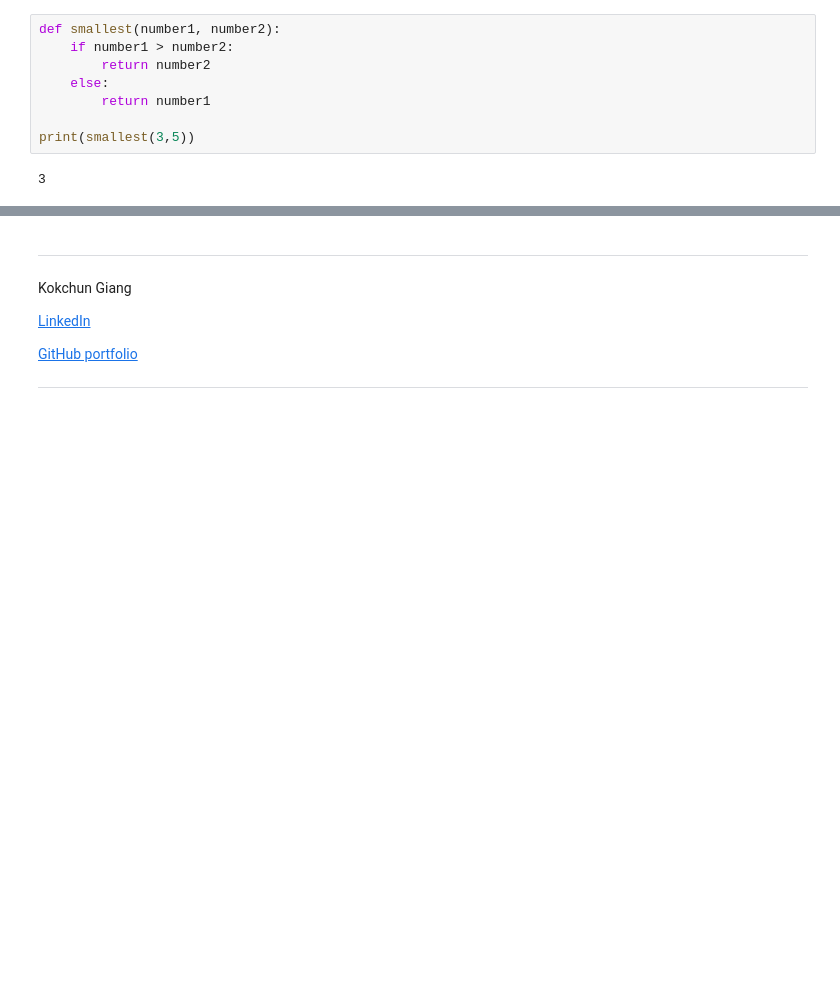
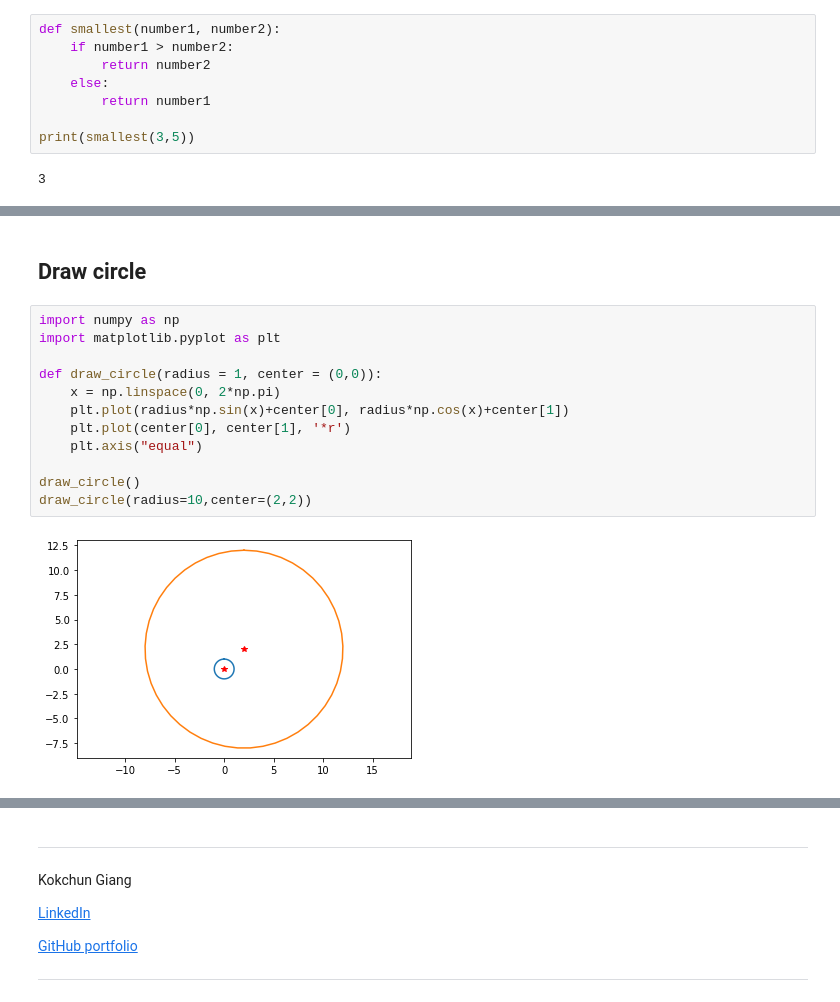
Before and after one commit to kokchun/Programmering-med-Python-21, a Jupyter notebook: Lectures/L6-functions.ipynb, the cells around one changed output, grey strips where cells are left out. Cells and saved outputs as stored; diff of their text form; blank space fills up the shorter version.

```diff
--- a/Lectures/L6-functions.ipynb
+++ b/Lectures/L6-functions.ipynb
@@ -75,0 +123,16 @@ print(count_words(quote))
+# %% [markdown]
+## Draw circle
+# %%
+import numpy as np
+import matplotlib.pyplot as plt
+
+def draw_circle(radius = 1, center = (0,0)):
+    x = np.linspace(0, 2*np.pi)
+    plt.plot(radius*np.sin(x)+center[0], radius*np.cos(x)+center[1])
+    plt.plot(center[0], center[1], '*r')
+    plt.axis("equal")
+
+draw_circle()
+draw_circle(radius=10,center=(2,2))
+# %% [output]
+[figure, added]
```
Also changed, not shown: parts of 12 cells of this notebook, 1 other file.
